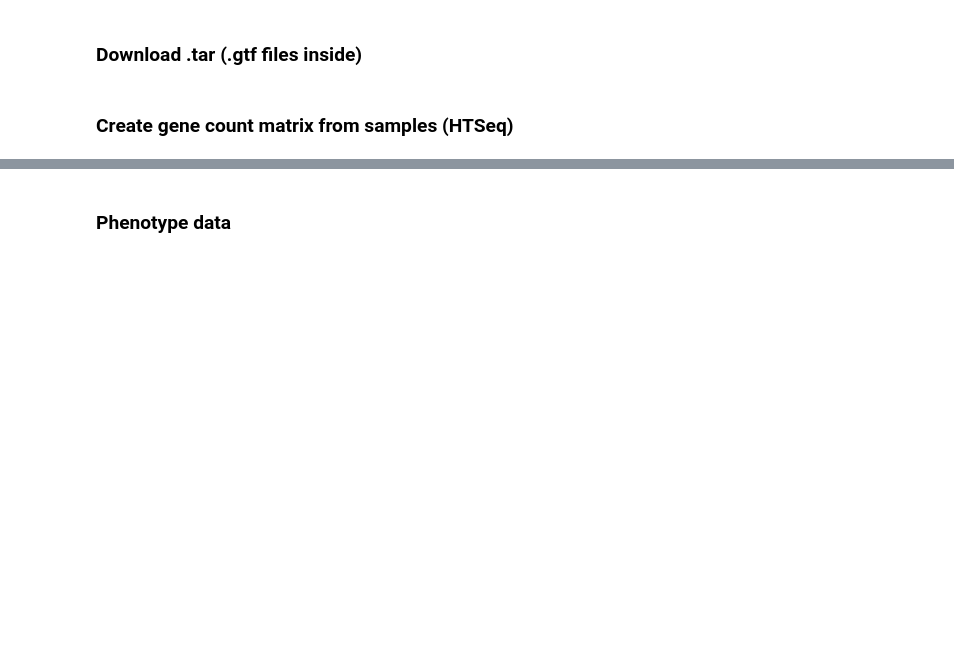
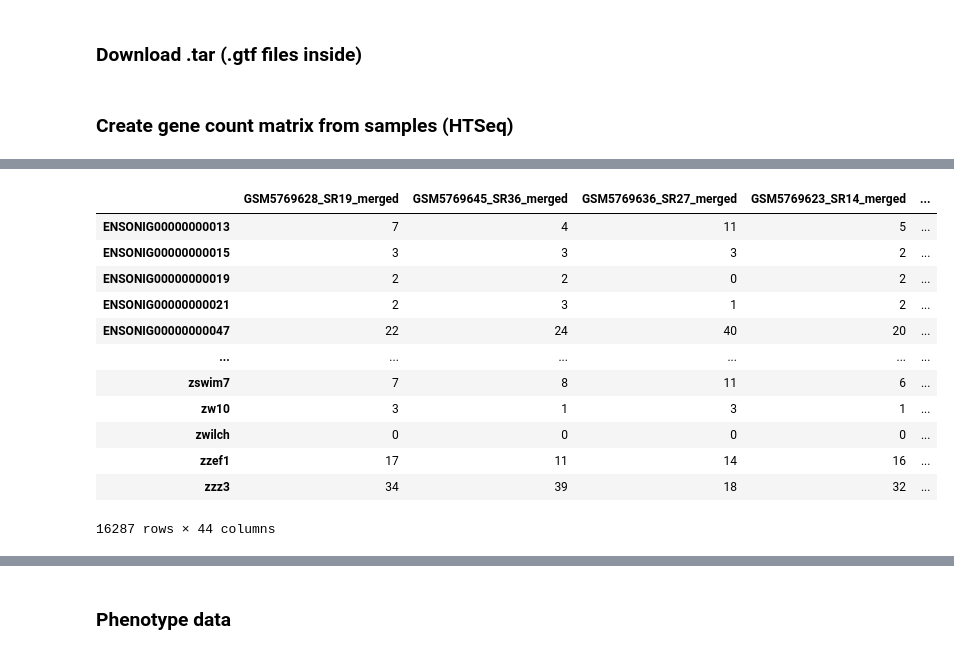
Before and after one commit to WolfgangNS/GTF-to-matrix, a Jupyter notebook: Renn_Lab_TPM_matrix.ipynb, the cells around one changed output, grey strips where cells are left out. Saved outputs shown, nothing was run; the diff lists cells and outputs as text; code cells hidden in the pictures; blank space fills up the shorter version.

```diff
--- a/Renn_Lab_TPM_matrix.ipynb
+++ b/Renn_Lab_TPM_matrix.ipynb
@@ -213 +210,22 @@ transposed_count_df = transposed_count_df.loc[~transposed_count_df.index.duplica
+# %%
+gene_mapping = dict(zip(joined_df["entrezgene_accession"], joined_df["oniloticus_homolog_ensembl_gene"]))
+transposed_count_df = count_df.transpose()
+transposed_count_df.rename(index=gene_mapping, inplace=True)
+transposed_count_df = transposed_count_df.groupby(transposed_count_df.index).sum()
+transposed_count_df = transposed_count_df.loc[~transposed_count_df.index.duplicated()]
+transposed_count_df
+# %% [output]
+|  | GSM5769628_SR19_merged | GSM5769645_SR36_merged | GSM5769636_SR27_merged | GSM5769623_SR14_merged | ... |
+| ENSONIG00000000013 | 7 | 4 | 11 | 5 | ... |
+| ENSONIG00000000015 | 3 | 3 | 3 | 2 | ... |
+| ENSONIG00000000019 | 2 | 2 | 0 | 2 | ... |
+| ENSONIG00000000021 | 2 | 3 | 1 | 2 | ... |
+| ENSONIG00000000047 | 22 | 24 | 40 | 20 | ... |
+| ... | ... | ... | ... | ... | ... |
+| zswim7 | 7 | 8 | 11 | 6 | ... |
+| zw10 | 3 | 1 | 3 | 1 | ... |
+| zwilch | 0 | 0 | 0 | 0 | ... |
+| zzef1 | 17 | 11 | 14 | 16 | ... |
+| zzz3 | 34 | 39 | 18 | 32 | ... |
+16287 rows × 44 columns
 # %%
```
Also changed, not shown: parts of 12 cells of this notebook.
